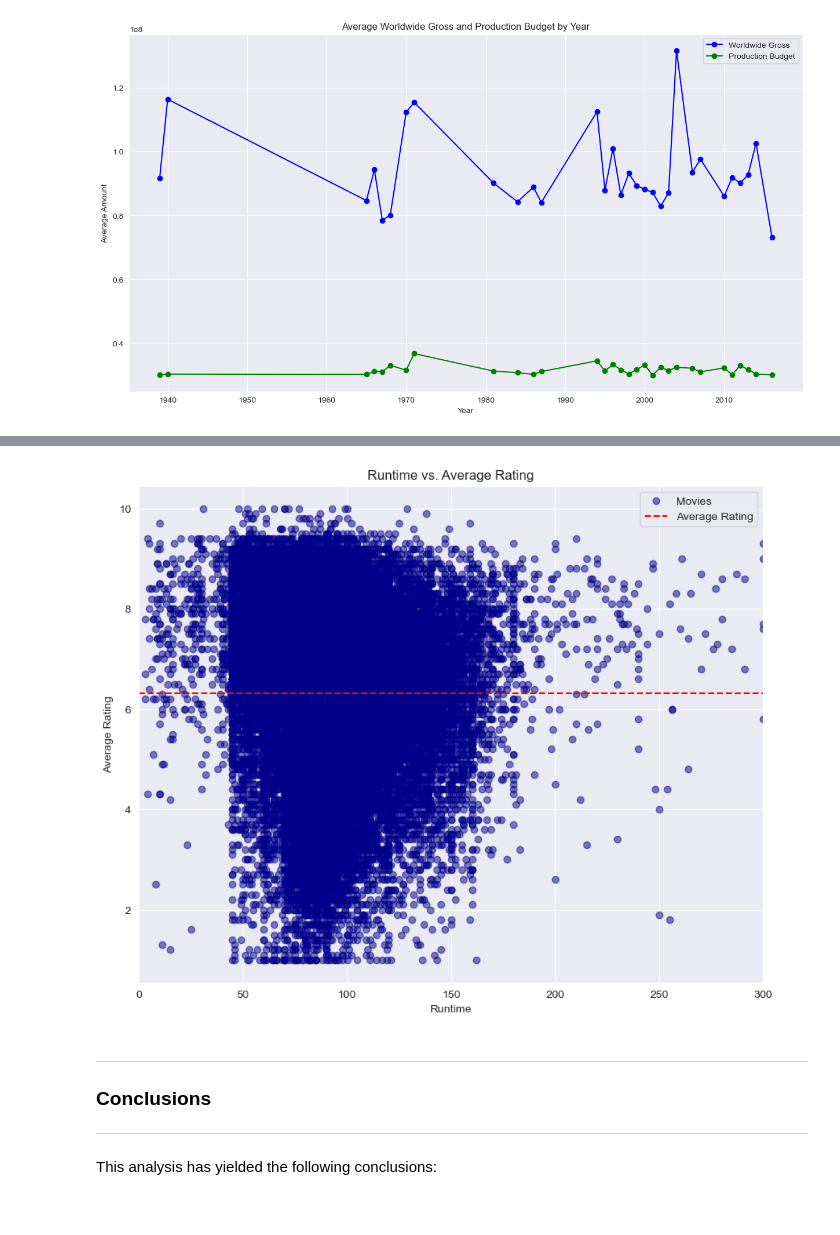
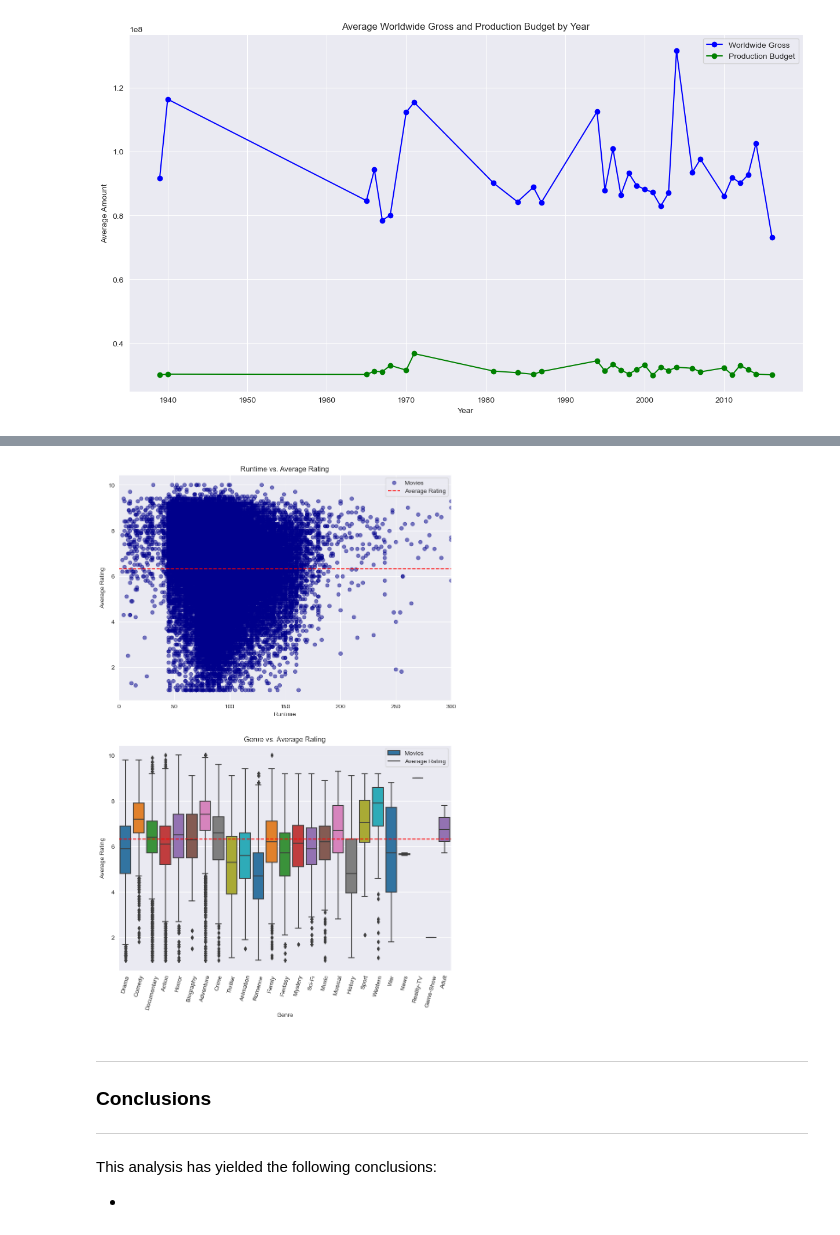
Before and after one commit to TumainiC/Movie_Analysis_Project, a Jupyter notebook: student.ipynb, the cells around one changed output, grey strips where cells are left out. Cells and saved outputs as stored; diff of their text form; code cells hidden in the pictures.

```diff
--- a/student.ipynb
+++ b/student.ipynb
@@ -281,7 +161,8 @@ tmbd_movies['ROI'] = (tmbd_movies['worldwide_gross'] - tmbd_movies['production_b
 # %% [markdown]
 ## Merging Dataframes
 # %%
-# merge the movie_basics and movie_ratings dataframes
-# Merge the DataFrames
-movie_data = pd.merge(movie_basics, movie_ratings, on='movie_id')
-movie_data.head()
+#merge the movie_budgets and movie_basics dataframes
+movies_data = pd.merge(movie_budgets,
+                      movie_basics,
+                      on=['movie_title'],
+                      how='inner')
@@ -507,25 +440,37 @@ memory usage: 4.0+ MB
 # %%
 #scatter plot showing the relationship between runtime and average rating
 # Create a scatter plot of runtime vs. average rating
-fig, ax = plt.subplots(figsize=(10, 8))
+fig, axes = plt.subplots(2,1,figsize=(10, 15))
 
-ax.scatter(movie_data['runtime_minutes'], movie_data['averagerating'],
+axes[0].scatter(movie_data['runtime_minutes'], movie_data['averagerating'],
                      color='darkblue', alpha=0.5)
+sns.boxplot(x='genre1', y='averagerating', data=movie_data, palette='tab10',ax=axes[1])
+
 
 #add a horizontal line to show the average rating
-ax.axhline(movie_data['averagerating'].mean(), color='red', linestyle='--')
+axes[0].axhline(movie_data['averagerating'].mean(), color='red', linestyle='--')
+axes[1].axhline(movie_data['averagerating'].mean(), color='red', linestyle='--')
 
 # Add labels and title
-ax.set_title('Runtime vs. Average Rating')
-ax.set_xlabel('Runtime')
-ax.set_ylabel('Average Rating')
-ax.set_xlim(0,300)  # Limit the x-axis to remove outliers
-ax.legend(['Movies' , 'Average Rating'])
+axes[0].set_title('Runtime vs. Average Rating')
+axes[0].set_xlabel('Runtime')
+axes[0].set_ylabel('Average Rating')
+axes[0].set_xlim(0,300)  # Limit the x-axis to remove outliers
+axes[0].legend(['Movies' , 'Average Rating'])
+
+axes[1].set_title('Genre vs. Average Rating')
+axes[1].set_xlabel('Genre')
+axes[1].set_xticklabels(movie_data['genre1'].value_counts().index, rotation=75)
+axes[1].set_ylabel('Average Rating')
+axes[1].legend(['Movies' , 'Average Rating'])
+
 plt.show();
 # %% [output]
-[figure, old version]
+[figure, new version]
 # %% [markdown]
 ---
 ### Conclusions
 ---
 This analysis has yielded the following conclusions:
+
+-
```
Also changed, not shown: parts of 47 cells of this notebook, 3 other files.
